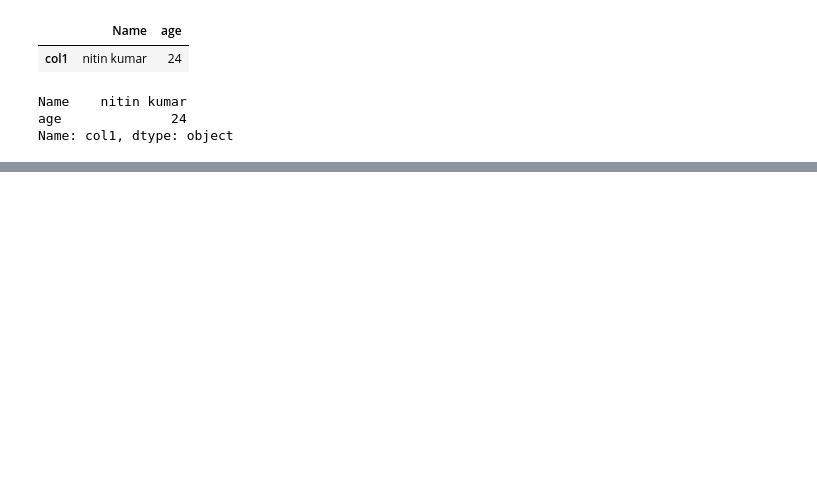
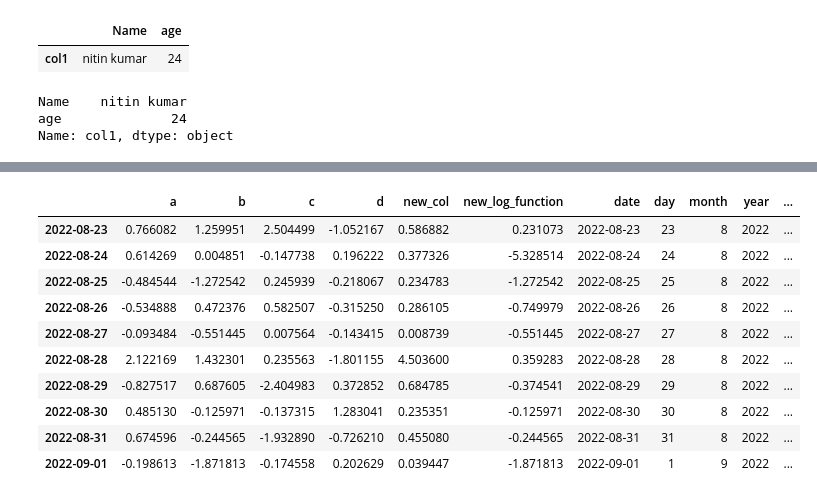
Before and after one commit to nitinkumar62011/Python-libraries-practice, a Jupyter notebook: pandas/pandas.ipynb, the cells around one changed output, grey strips where cells are left out. Cells and saved outputs as stored; diff of their text form; code cells hidden in the pictures; blank space fills up the shorter version.

```diff
--- a/pandas/pandas.ipynb
+++ b/pandas/pandas.ipynb
@@ -459,0 +471,2 @@ pd.concat([df1,df2,df3],1)
+# %%
+df['new_log_function']=df['b'].apply(logGenerate)
@@ -459,0 +498,2 @@ pd.concat([df1,df2,df3],1)
+# %%
+df['date']=df.index
@@ -459,0 +528,4 @@ pd.concat([df1,df2,df3],1)
+# %%
+df['day']=df.index.day
+df['month']=df.index.month
+df['year']=df.index.year
@@ -459,0 +546,16 @@ pd.concat([df1,df2,df3],1)
+# %%
+df['day_name']=df.index.day_name()
+# %%
+df
+# %% [output]
+|  | a | b | c | d | new_col | new_log_function | date | day | month | year | ... |
+| 2022-08-23 | 0.766082 | 1.259951 | 2.504499 | -1.052167 | 0.586882 | 0.231073 | 2022-08-23 | 23 | 8 | 2022 | ... |
+| 2022-08-24 | 0.614269 | 0.004851 | -0.147738 | 0.196222 | 0.377326 | -5.328514 | 2022-08-24 | 24 | 8 | 2022 | ... |
+| 2022-08-25 | -0.484544 | -1.272542 | 0.245939 | -0.218067 | 0.234783 | -1.272542 | 2022-08-25 | 25 | 8 | 2022 | ... |
+| 2022-08-26 | -0.534888 | 0.472376 | 0.582507 | -0.315250 | 0.286105 | -0.749979 | 2022-08-26 | 26 | 8 | 2022 | ... |
+| 2022-08-27 | -0.093484 | -0.551445 | 0.007564 | -0.143415 | 0.008739 | -0.551445 | 2022-08-27 | 27 | 8 | 2022 | ... |
+| 2022-08-28 | 2.122169 | 1.432301 | 0.235563 | -1.801155 | 4.503600 | 0.359283 | 2022-08-28 | 28 | 8 | 2022 | ... |
+| 2022-08-29 | -0.827517 | 0.687605 | -2.404983 | 0.372852 | 0.684785 | -0.374541 | 2022-08-29 | 29 | 8 | 2022 | ... |
+| 2022-08-30 | 0.485130 | -0.125971 | -0.137315 | 1.283041 | 0.235351 | -0.125971 | 2022-08-30 | 30 | 8 | 2022 | ... |
+| 2022-08-31 | 0.674596 | -0.244565 | -1.932890 | -0.726210 | 0.455080 | -0.244565 | 2022-08-31 | 31 | 8 | 2022 | ... |
+| 2022-09-01 | -0.198613 | -1.871813 | -0.174558 | 0.202629 | 0.039447 | -1.871813 | 2022-09-01 | 1 | 9 | 2022 | ... |
```
Also changed, not shown: parts of 51 cells of this notebook, 4 other files.
